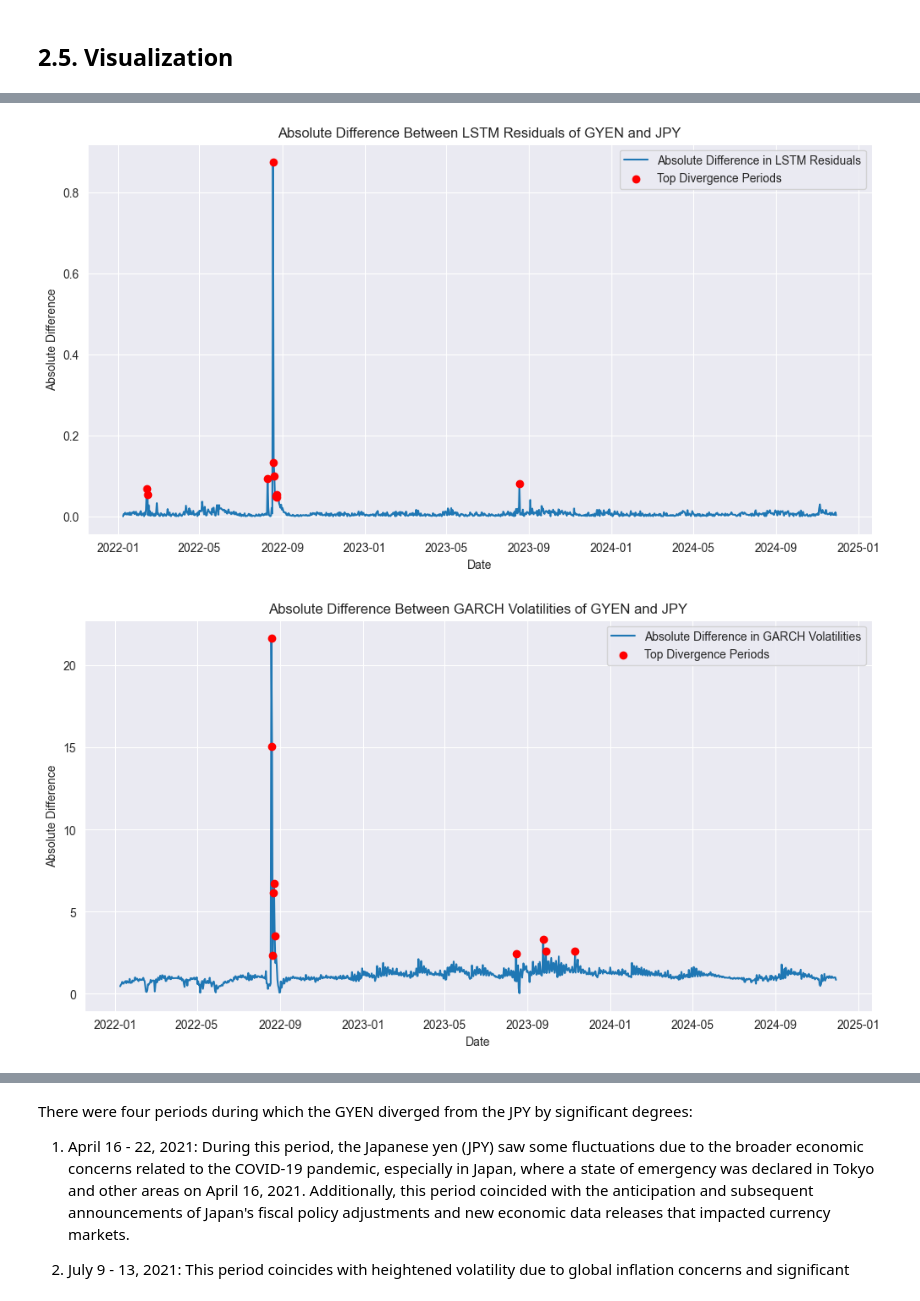
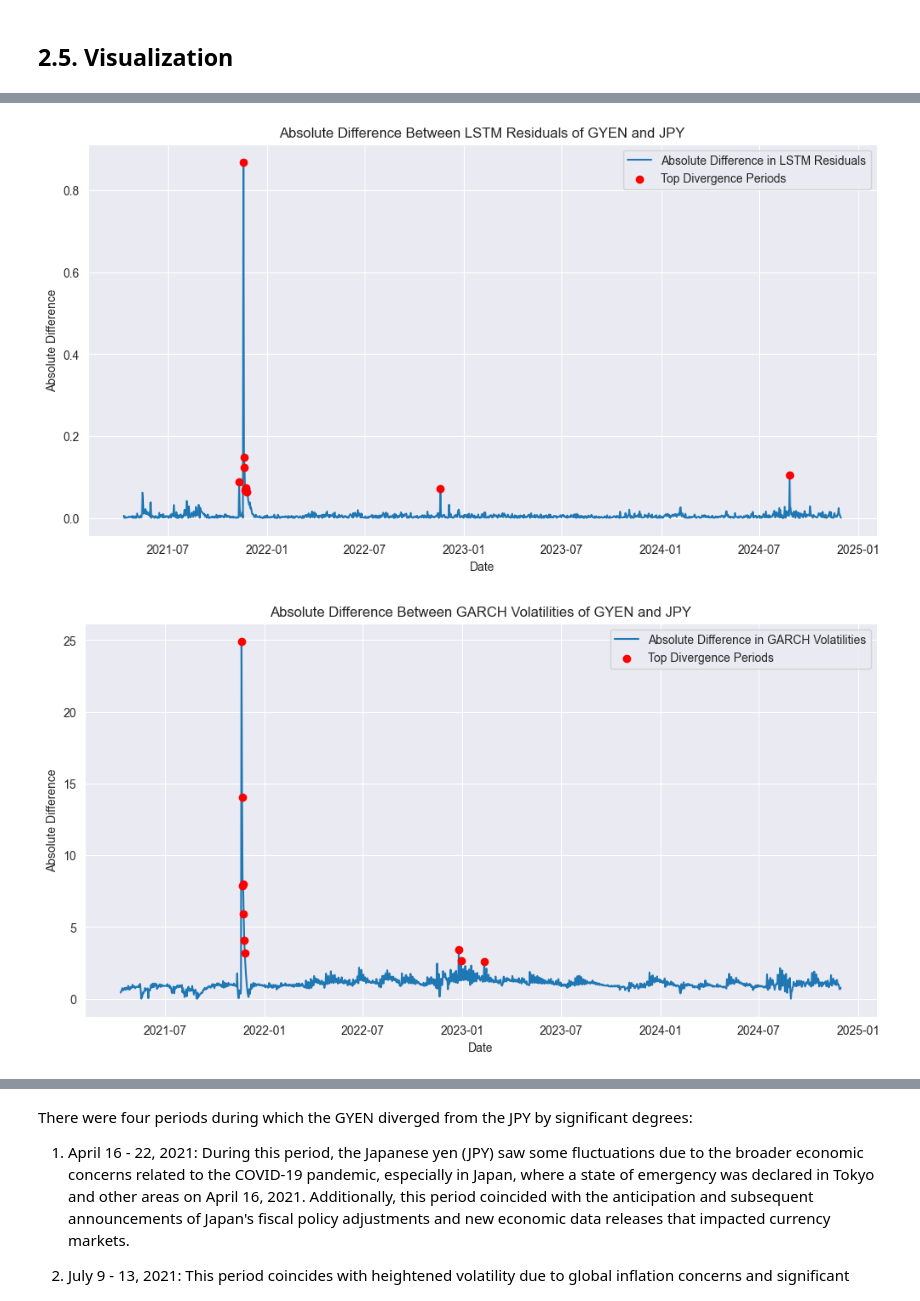
Before and after one commit to joodevs/algo-trader, a Jupyter notebook: gyen-yen-analysis.ipynb, the cells around one changed output, grey strips where cells are left out. Cells and saved outputs as stored; diff of their text form; code cells hidden in the pictures.

```diff
--- a/gyen-yen-analysis.ipynb
+++ b/gyen-yen-analysis.ipynb
@@ -792,11 +780,11 @@ import pandas as pd
 import matplotlib.pyplot as plt
 
 # Ensure the datasets are aligned to have the same length
-min_length = min(len(lstm_residuals_gyen_train), len(lstm_residuals_jpy_train))
-lstm_residuals_gyen_df = pd.DataFrame(lstm_residuals_gyen_train[-min_length:],
+min_length = min(len(lstm_residuals_jpy), len(lstm_residuals_gyen))
+lstm_residuals_jpy_df = pd.DataFrame(lstm_residuals_jpy[-min_length:],
+                                      index=jpy_usd.index[-min_length:], columns=['Residuals'])
+lstm_residuals_gyen_df = pd.DataFrame(lstm_residuals_gyen[-min_length:],
                                       index=gyen_usd.index[-min_length:], columns=['Residuals'])
-lstm_residuals_jpy_df = pd.DataFrame(lstm_residuals_jpy_train[-min_length:],
-                                      index=jpy_usd.index[-min_length:], columns=['Residuals'])
 
 # Calculate immediate absolute differences for LSTM residuals using existing DataFrames
 absolute_difference_lstm = np.abs(lstm_residuals_gyen_df['Residuals'] - lstm_residuals_jpy_df['Residuals'])
@@ -833,32 +821,32 @@ absolute_diff_vol_df = pd.DataFrame({'Absolute Difference': absolute_diff_vol},
 top_periods_garch = absolute_diff_vol_df.nlargest(top_X, 'Absolute Difference').sort_index()
 
 # Plot absolute differences for GARCH volatilities
 plt.figure(figsize=(12, 6))
 plt.plot(absolute_diff_vol_df.index, absolute_diff_vol_df['Absolute Difference'], label='Absolute Difference in GARCH Volatilities')
 plt.scatter(top_periods_garch.index, top_periods_garch['Absolute Difference'], color='red', label='Top Divergence Periods', zorder=5)
 plt.title('Absolute Difference Between GARCH Volatilities of GYEN and JPY')
 plt.xlabel('Date')
 plt.ylabel('Absolute Difference')
 plt.legend()
 plt.show()
 
 # Plot the absolute difference over time
 plt.figure(figsize=(12, 6))
 plt.plot(absolute_diff_df_lstm.index, absolute_diff_df_lstm['Absolute Difference'], label='Absolute Difference in LSTM Residuals')
 plt.plot(absolute_diff_vol_df.index, absolute_diff_vol_df['Absolute Difference'], label='Absolute Difference in GARCH Volatilities')
 plt.axhline(0, color='grey', linestyle='--', linewidth=1)
 plt.title('Absolute Differences Between LSTM Residuals and GARCH Volatilities Over Time')
 plt.xlabel('Date')
 plt.ylabel('Absolute Difference')
 plt.legend()
 plt.show()
 
 # Display top periods sorted by date for further analysis
 print("Top 10 periods of absolute difference for LSTM residuals (sorted by date):")
 print(top_periods_lstm)
 
 print("\nTop 10 periods of absolute difference for GARCH volatilities (sorted by date):")
 print(top_periods_garch)
 # %% [output]
-[figure, old version]
+[figure, new version]
-[figure, old version]
+[figure, new version]
```
Also changed, not shown: parts of 9 cells of this notebook, 31 other files.
